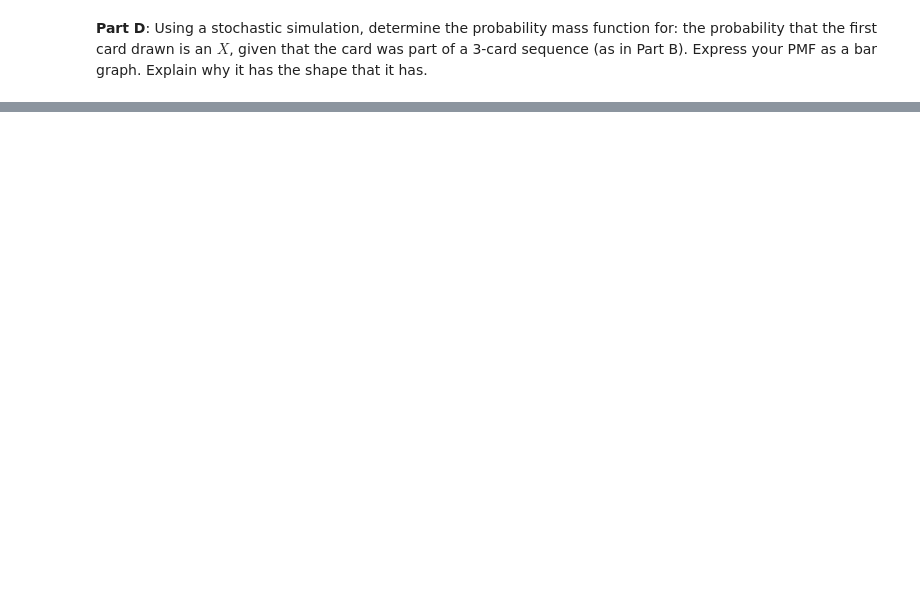
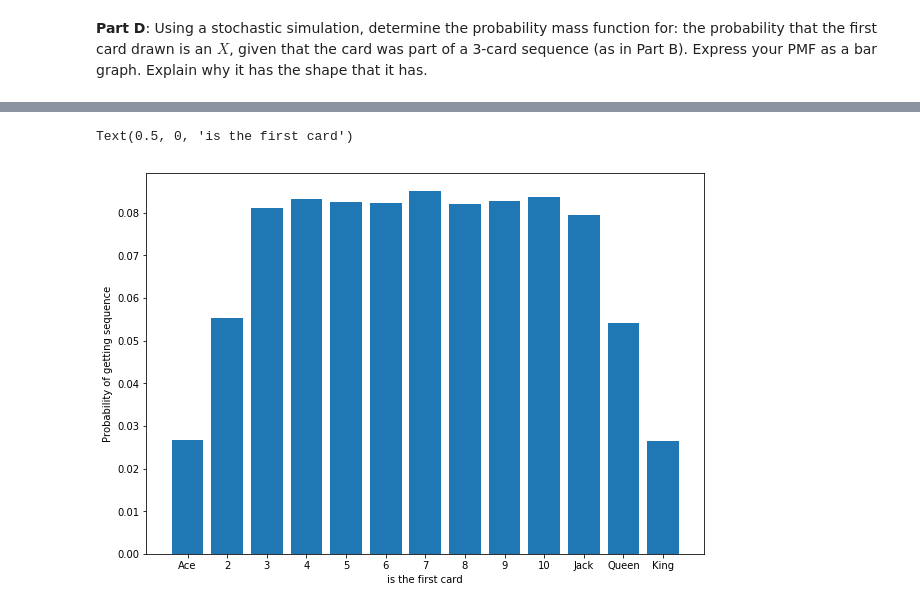
Before and after one commit to jotk/DataScienceClass, a Jupyter notebook: Homework/hmwk03_Kaur_Baljot.ipynb, the cells around one changed output, grey strips where cells are left out. Cells and saved outputs as stored; diff of their text form; code cells hidden in the pictures; blank space fills up the shorter version.

```diff
--- a/Homework/hmwk03_Kaur_Baljot.ipynb
+++ b/Homework/hmwk03_Kaur_Baljot.ipynb
@@ -291,0 +403,13 @@ def checkout_count(time_len, rate_work, rate_broken, p):
+# %%
+def checkout_count(time_len, rate_work, rate_broken, p):
+    isWorking = np.random.choice([True, False], p=[p, 1-p])
+    # Magic
+    currentRate = rate_work if isWorking else rate_broken
+    timeAtStore = np.random.exponential(1/currentRate)
+    num_customers = 0
+    while timeAtStore <= time_len:
+        num_customers += 1
+        isWorking = np.random.choice([True, False], p=[p, 1-p])
+        currentRate = rate_work if isWorking else rate_broken
+        timeAtStore = timeAtStore + np.random.exponential(1/currentRate)
+    return num_customers
@@ -341,0 +643,34 @@ def probIdenticalorAdjacent()
+# %%
+# DATA FOR GRAPH
+
+hitNum = np.zeros(13)
+trialNum = 100000
+for x in range(13):
+    cards = (list(np.arange(13))*4)
+    cards.pop(x)
+    for i in range(trialNum):
+        draws = np.random.choice(cards,size=2,replace=False)
+        draws = list(draws)+[x]
+        draws.sort()
+        if ((draws[1]+1)==draws[2]) and ((draws[0]+1)==draws[1]):
+            hitNum[x] = hitNum[x] + 1
+
+pSX = hitNum/trialNum
+probX = 1/13
+probS = Bans
+pXS = pSX*probX/probS
+# %%
+#GRAPH
+
+cardLab = ['Ace','2','3','4','5','6','7','8','9','10','Jack','Queen','King']
+fig, myGraph = plt.subplots(1,1,figsize=(10,7))
+
+myGraph.bar(np.arange(13),pXS)
+
+myGraph.set_xticks(range(13))
+myGraph.set_xticklabels(cardLab)
+myGraph.set_ylabel('Probability of getting sequence')
+myGraph.set_xlabel('is the first card')
+# %% [output]
+Text(0.5, 0, 'is the first card')
+[figure, added]
```
Also changed, not shown: parts of 29 cells of this notebook, 2 other files.
